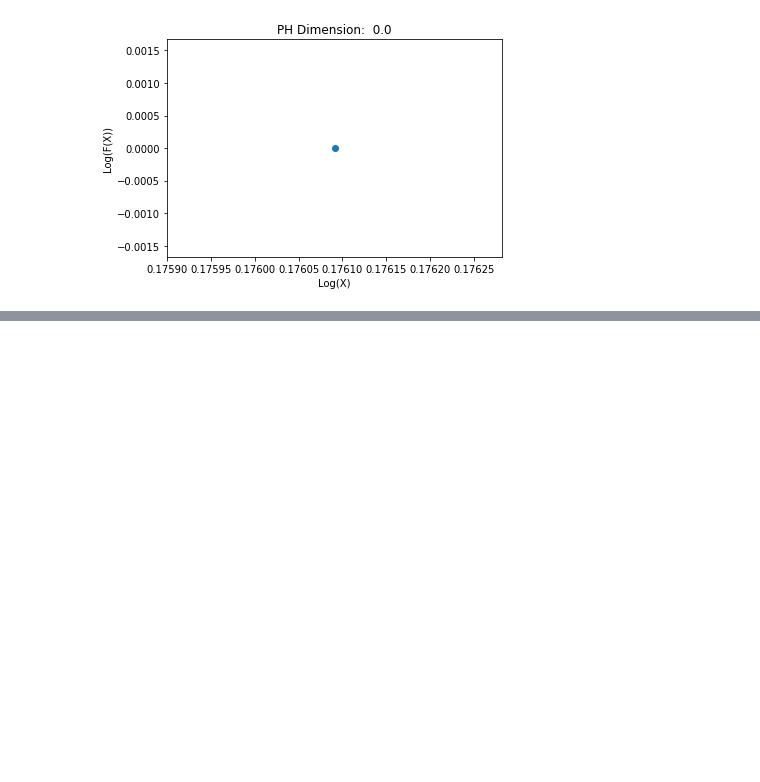
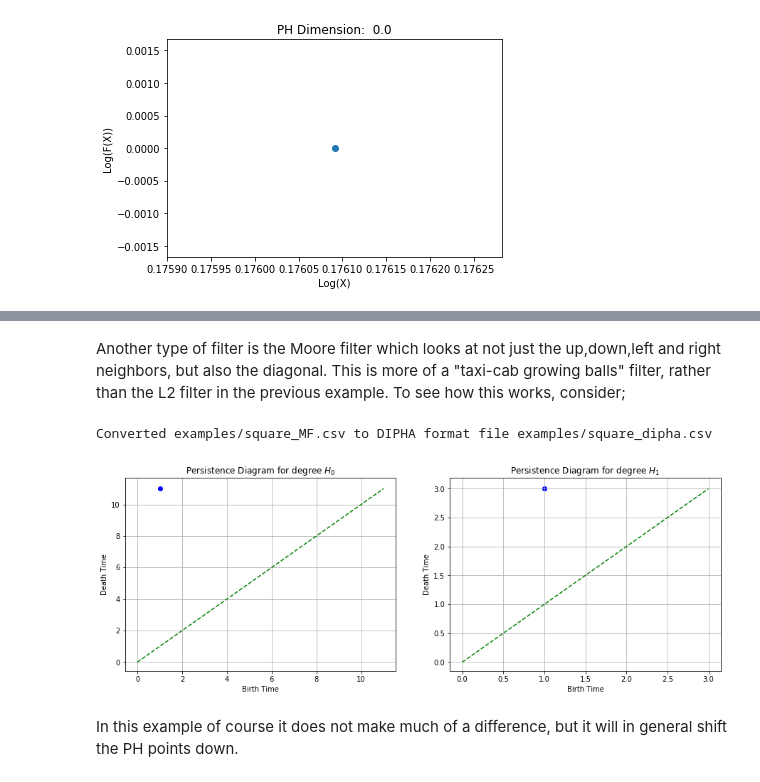
Before and after one commit to infophysics/CubicalRipser2D, a Jupyter notebook: Cubical Ripser.ipynb, the cells around one changed output, grey strips where cells are left out. Saved outputs shown, nothing was run; the diff lists cells and outputs as text; code cells hidden in the pictures; blank space fills up the shorter version.

```diff
--- a/Cubical Ripser.ipynb
+++ b/Cubical Ripser.ipynb
@@ -120,0 +155,24 @@ Cube2D.compute_2DPHD_from_file("test.csv")
+# %% [markdown]
+Another type of filter is the Moore filter which looks at not just the up,down,left and right neighbors, but also the diagonal.  This is more of a "taxi-cab growing balls" filter, rather than the L2 filter in the previous example.  To see how this works, consider;
+# %%
+#   try 2D Moore filter
+filt = Filter2D()
+filt.loadBinaryFromFile("examples/square.csv")
+filt.filterBinaryMoore(10)
+filt.saveBinaryFiltration("examples/square_MF.csv")
+
+#    create CubicalRipser2D object
+cube2D = CubicalRipser2D()
+
+#    convert the filtration to DIPHA format
+Cube2D.convert_csv_to_dipha("examples/square_MF.csv", "examples/square_dipha.csv")
+
+#    compute the barcode and plot the persistence diagram
+cube2D.ComputeBarcode("examples/square_dipha.csv", "test.csv", "DIPHA", "COMPUTEPAIRS", 10, True)
+barcode = cube2D.getBarcode()
+Cube2D.plot_persistence_diagram(barcode)
+# %% [output]
+Converted examples/square_MF.csv to DIPHA format file examples/square_dipha.csv
+[figure, added]
+# %% [markdown]
+In this example of course it does not make much of a difference, but it will in general shift the PH points down.
```
Also changed, not shown: parts of 4 cells of this notebook.
